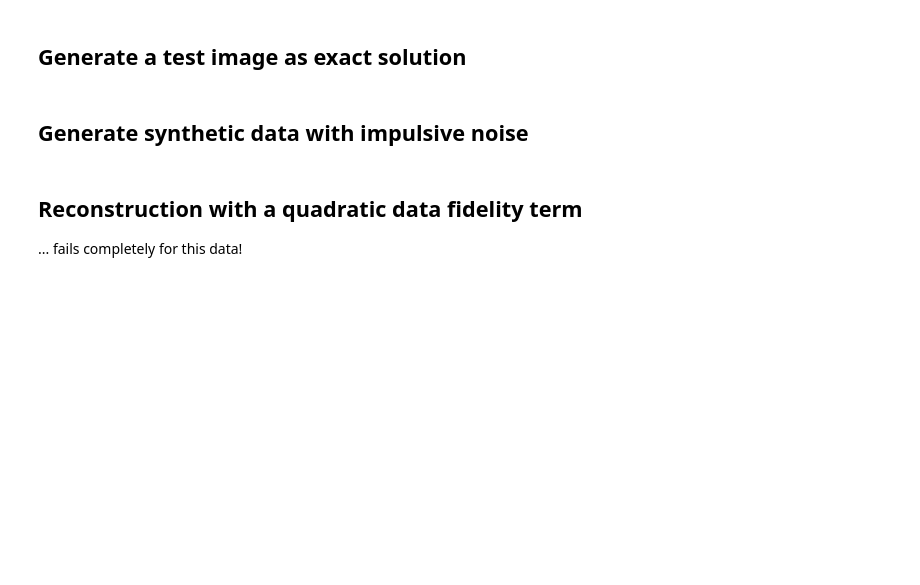
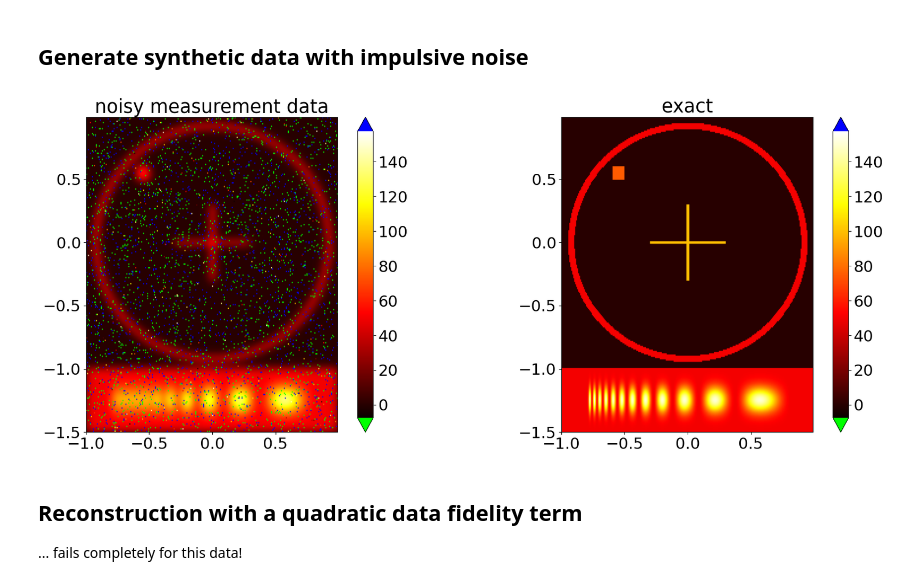
Before and after one commit to regpy/regpy-examples, a Jupyter notebook: deconvolution/impulsive_noise2D.ipynb, the cells around one changed output. Cells and saved outputs as stored; diff of their text form; code cells hidden in the pictures; blank space fills up the shorter version.

```diff
--- a/deconvolution/impulsive_noise2D.ipynb
+++ b/deconvolution/impulsive_noise2D.ipynb
@@ -13,3 +14 @@ from plots import comparison_plot, convergence_plot, plot_recos
 import logging
-# %% [markdown]
-## Generate a test image as exact solution
@@ -31,19 +15,23 @@ exact_sol = objects
 # %% [markdown]
 ## Generate synthetic data with impulsive noise
 # %%
+grid, exact_sol = mixed(M=256,N=256,c_bubbles=1.,fac=50.)
+r"""grid is the underlying UniformGridFcts vector space, and exact_sol the exact solution."""
 a=0.05
 conv =  GaussianBlur(grid,a,pad_amount=16)
 r"""Convolution operator \(f\mapsto h*f\) for the convolution kernel \(h(x)=\exp(-|x|_2^2/a^2)\)."""
 blur = conv(exact_sol)
 blur[blur<0] = 0.
 data = blur.copy()
 n,m=grid.shape
 for j in range(64**2):
     nn = np.random.randint(n)
     mm = np.random.randint(m)
     data[nn,mm] =  np.random.randint(2000)-1000
 
 comparison_plot(grid,exact_sol,data,title_left='noisy measurement data')
+# %% [output]
+[figure, added]
 # %% [markdown]
 ## Reconstruction with a quadratic data fidelity term
 ... fails completely for this data!
```
Also changed, not shown: parts of 2 cells of this notebook, 1 other file.
